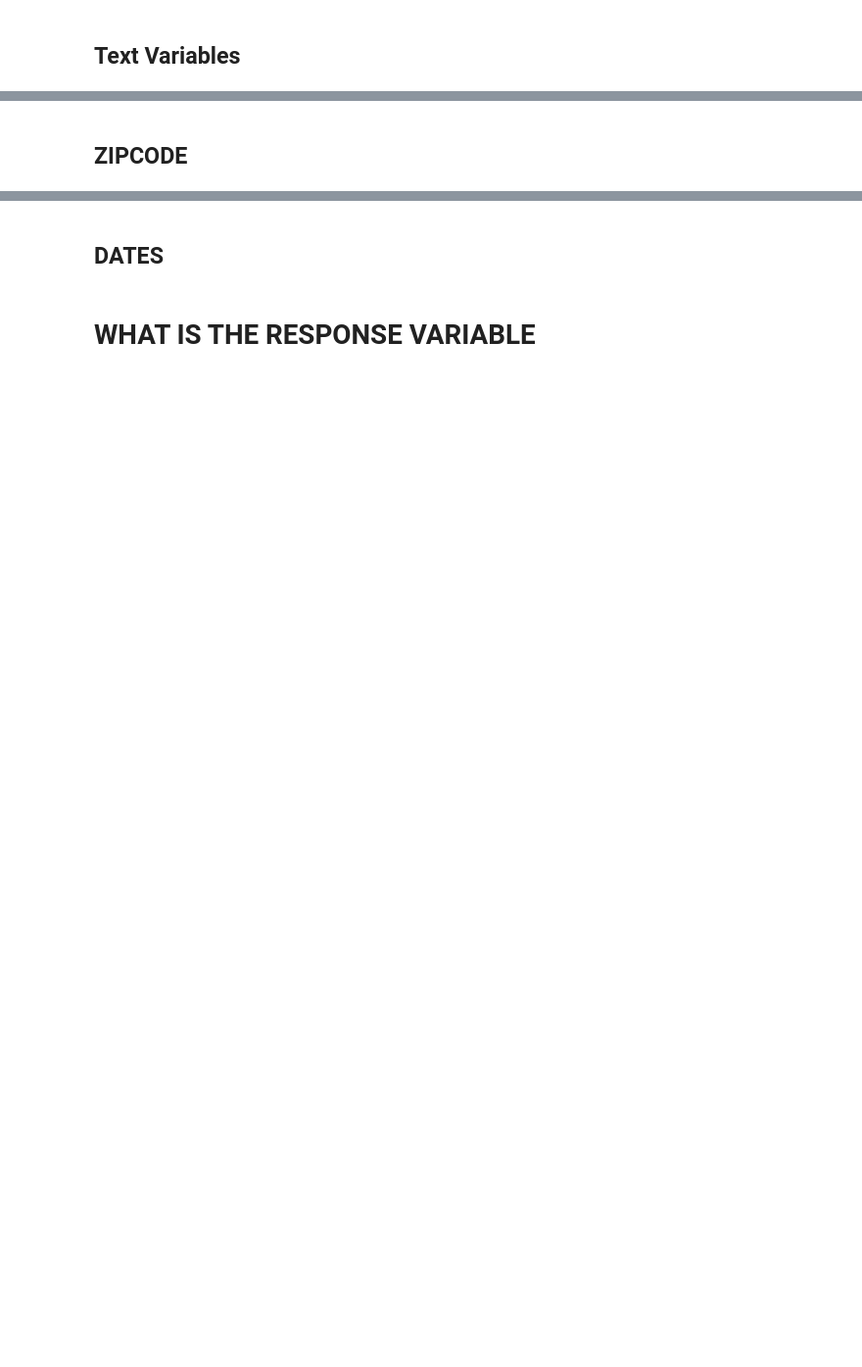
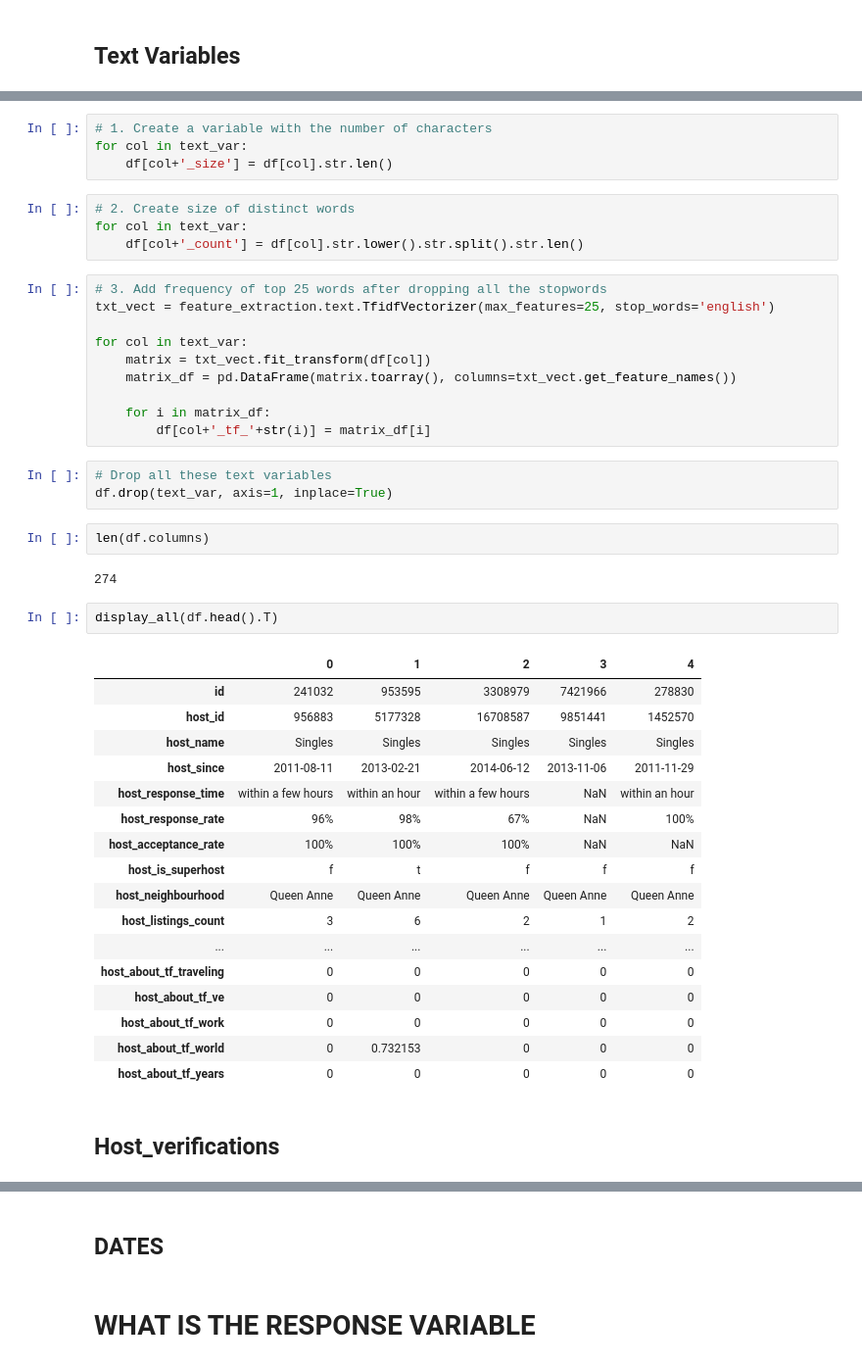
Before and after one commit to waficf/Kaggle_Competitions, a Jupyter notebook: AirBnB.ipynb, the cells around one changed output, grey strips where cells are left out. Shown at 98% size. Drawn from its saved outputs; the diff is of its cells as text; blank space fills up the shorter version.

Commit message:
Text_variables

```diff
--- a/AirBnB.ipynb
+++ b/AirBnB.ipynb
@@ -294,2 +303,47 @@ Although full of free text I believe holds a great value in assisting a traveler
+# %%
+# 1. Create a variable with the number of characters
+for col in text_var:
+    df[col+'_size'] = df[col].str.len()
+# %%
+# 2. Create size of distinct words
+for col in text_var:
+    df[col+'_count'] = df[col].str.lower().str.split().str.len()
+# %%
+# 3. Add frequency of top 25 words after dropping all the stopwords
+txt_vect = feature_extraction.text.TfidfVectorizer(max_features=25, stop_words='english')
+
+for col in text_var:
+    matrix = txt_vect.fit_transform(df[col])
+    matrix_df = pd.DataFrame(matrix.toarray(), columns=txt_vect.get_feature_names())
+
+    for i in matrix_df:
+        df[col+'_tf_'+str(i)] = matrix_df[i]
+# %%
+# Drop all these text variables
+df.drop(text_var, axis=1, inplace=True)
+# %%
+len(df.columns)
+# %% [output]
+274
+# %%
+display_all(df.head().T)
+# %% [output]
+|  | 0 | 1 | 2 | 3 | 4 |
+| id | 241032 | 953595 | 3308979 | 7421966 | 278830 |
+| host_id | 956883 | 5177328 | 16708587 | 9851441 | 1452570 |
+| host_name | Singles | Singles | Singles | Singles | Singles |
+| host_since | 2011-08-11 | 2013-02-21 | 2014-06-12 | 2013-11-06 | 2011-11-29 |
+| host_response_time | within a few hours | within an hour | within a few hours | NaN | within an hour |
+| host_response_rate | 96% | 98% | 67% | NaN | 100% |
+| host_acceptance_rate | 100% | 100% | 100% | NaN | NaN |
+| host_is_superhost | f | t | f | f | f |
+| host_neighbourhood | Queen Anne | Queen Anne | Queen Anne | Queen Anne | Queen Anne |
+| host_listings_count | 3 | 6 | 2 | 1 | 2 |
+| ... | ... | ... | ... | ... | ... |
+| host_about_tf_traveling | 0 | 0 | 0 | 0 | 0 |
+| host_about_tf_ve | 0 | 0 | 0 | 0 | 0 |
+| host_about_tf_work | 0 | 0 | 0 | 0 | 0 |
+| host_about_tf_world | 0 | 0.732153 | 0 | 0 | 0 |
+| host_about_tf_years | 0 | 0 | 0 | 0 | 0 |
 # %% [markdown]
-## ZIPCODE
+## Host_verifications
```
Also changed, not shown: parts of 33 cells of this notebook.
